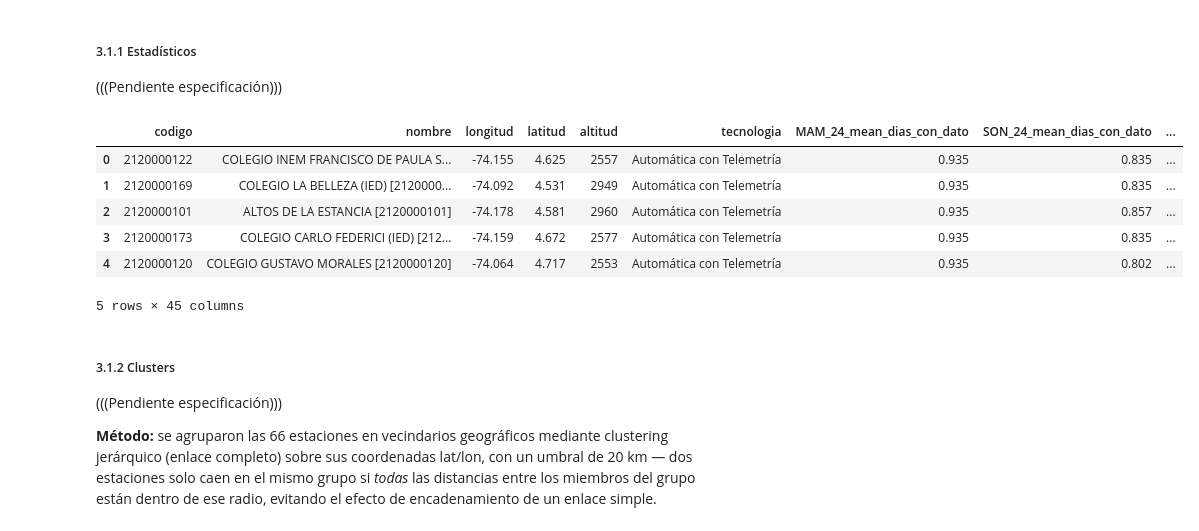
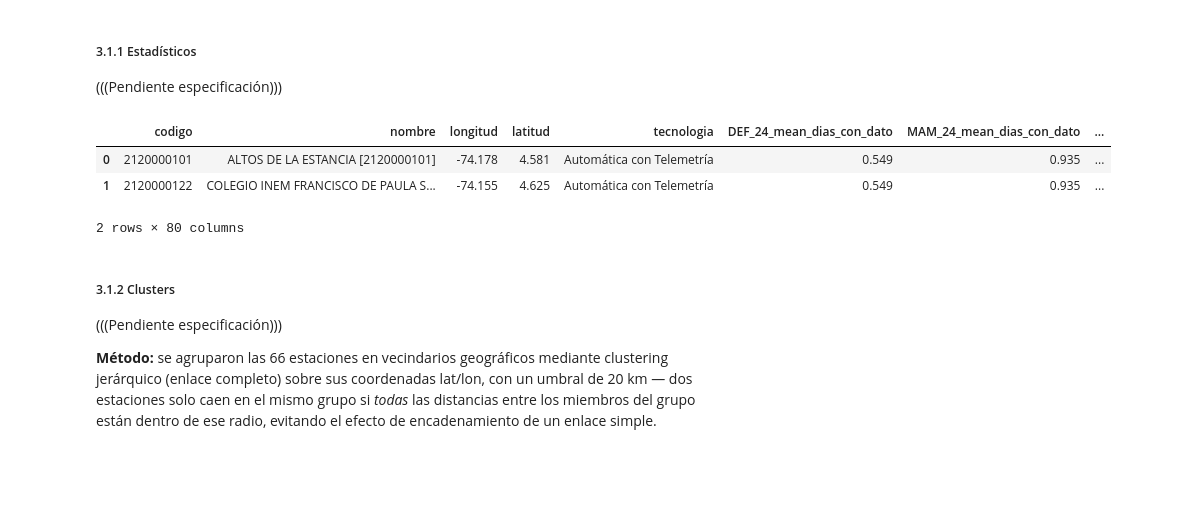
Before and after one commit to DianaScientist/nowcasting-bogota, a Jupyter notebook: data_ingestion/ground_truth/02-station_quality_control.ipynb, the cells around one changed output. Cells and saved outputs as stored; diff of their text form; code cells hidden in the pictures; blank space fills up the shorter version.

```diff
--- a/data_ingestion/ground_truth/02-station_quality_control.ipynb
+++ b/data_ingestion/ground_truth/02-station_quality_control.ipynb
@@ -431,6 +431,7 @@ from scipy.cluster.hierarchy import linkage, fcluster
 # %%
 # Lista de las 66 estaciones ya seleccionadas según la sección 2 de ground_truth_labels.ipynb
 estaciones_gt = pd.read_csv('estaciones_ground_truth.csv', dtype={'estacion': str})
+catalogo_gt = pd.read_csv('estaciones_sabana_candidatas.csv', dtype={'codigo': str})
 codigos_gt = estaciones_gt['estacion'].tolist()
 print(f"Estaciones a verificar: {len(codigos_gt)}")
 # %% [output]
@@ -497,13 +505,14 @@ def cadencia_media_min(df, ini, fin):
 # Tabla resumen de control de calidad por estación
 
 # --- Coordenadas (+ altitud/tecnología si existen en el catálogo) ---
-coords = df_catalogo_gt[['codigo', 'nombre', 'latitud', 'longitud']].copy()
+coords = catalogo_gt[['codigo', 'nombre', 'latitud', 'longitud']].copy()
+coords = coords[coords['codigo'].isin(codigos_gt)].copy()
 coords['latitud'] = coords['latitud'].astype(float)
 coords['longitud'] = coords['longitud'].astype(float)
 
-columnas_extra_catalogo = [c for c in ['altitud', 'tecnologia'] if c in df_catalogo_gt.columns]
+columnas_extra_catalogo = [c for c in ['altitud', 'tecnologia'] if c in catalogo_gt.columns]
 if columnas_extra_catalogo:
-    coords = coords.merge(df_catalogo_gt[['codigo'] + columnas_extra_catalogo], on='codigo', how='left')
+    coords = coords.merge(catalogo_gt[['codigo'] + columnas_extra_catalogo], on='codigo', how='left')
 
 # --- Loop principal por estación ---
 filas = []
@@ -538,42 +547,39 @@ for codigo in coords['codigo']:
         fila['fecha_max_global'] = serie.idxmax()
         fila['precip_max_global'] = serie.max()
     else:
         fila['ratio_max_segundo_max'] = np.nan
         fila['fecha_max_global'] = pd.NaT
         fila['precip_max_global'] = np.nan
 
     filas.append(fila)
 
 df_temporadas = pd.DataFrame(filas).merge(coords, on='codigo', how='left')
 
 # --- Orden final de columnas ---
 columnas_orden = ['codigo', 'nombre', 'longitud', 'latitud'] + columnas_extra_catalogo
 columnas_orden += [f'{n}_mean_dias_con_dato' for n in BANDAS]
 for n in BANDAS:
     columnas_orden += [f'{n}_prec_media', f'{n}_prec_25', f'{n}_prec_50', f'{n}_prec_75',
                         f'{n}_prec_max', f'{n}_fecha_max_precip', f'{n}_max_precip']
 columnas_orden += [f'{n}_cadencia_media' for n in BANDAS]
 columnas_orden += ['ratio_max_segundo_max', 'fecha_max_global', 'precip_max_global']
 
 df_temporadas = df_temporadas[columnas_orden]
 
 columnas_cadencia = [f'{n}_cadencia_media' for n in BANDAS]
 columnas_numericas = df_temporadas.select_dtypes(include='number').columns
 columnas_redondeo_3 = [c for c in columnas_numericas if c not in columnas_cadencia]
 
 df_temporadas[columnas_redondeo_3] = df_temporadas[columnas_redondeo_3].round(3)
 df_temporadas[columnas_cadencia] = df_temporadas[columnas_cadencia].round(1)
 
-df_temporadas.to_csv('resumen_qc_estaciones.csv', index=False)
-df_temporadas.head(5)
+df_temporadas.to_csv('resumen_qc_66_estaciones.csv', index=False)
+df_temporadas.head(2)
 # %% [output]
-|  | codigo | nombre | longitud | latitud | altitud | tecnologia | MAM_24_mean_dias_con_dato | SON_24_mean_dias_con_dato | ... |
-| 0 | 2120000122 | COLEGIO INEM FRANCISCO DE PAULA S... | -74.155 | 4.625 | 2557 | Automática con Telemetría | 0.935 | 0.835 | ... |
-| 1 | 2120000169 | COLEGIO LA BELLEZA (IED) [2120000... | -74.092 | 4.531 | 2949 | Automática con Telemetría | 0.935 | 0.835 | ... |
-| 2 | 2120000101 | ALTOS DE LA ESTANCIA [2120000101] | -74.178 | 4.581 | 2960 | Automática con Telemetría | 0.935 | 0.857 | ... |
-| 3 | 2120000173 | COLEGIO CARLO FEDERICI (IED) [212... | -74.159 | 4.672 | 2577 | Automática con Telemetría | 0.935 | 0.835 | ... |
-| 4 | 2120000120 | COLEGIO GUSTAVO MORALES [2120000120] | -74.064 | 4.717 | 2553 | Automática con Telemetría | 0.935 | 0.802 | ... |
+|  | codigo | nombre | longitud | latitud | tecnologia | DEF_24_mean_dias_con_dato | MAM_24_mean_dias_con_dato | ... |
+| 0 | 2120000101 | ALTOS DE LA ESTANCIA [2120000101] | -74.178 | 4.581 | Automática con Telemetría | 0.549 | 0.935 | ... |
+| 1 | 2120000122 | COLEGIO INEM FRANCISCO DE PAULA S... | -74.155 | 4.625 | Automática con Telemetría | 0.549 | 0.935 | ... |
-5 rows × 45 columns
+2 rows × 80 columns
 # %% [markdown]
 ##### 3.1.2 Clusters
 
```
Also changed, not shown: parts of 74 cells of this notebook, 5 other files.
